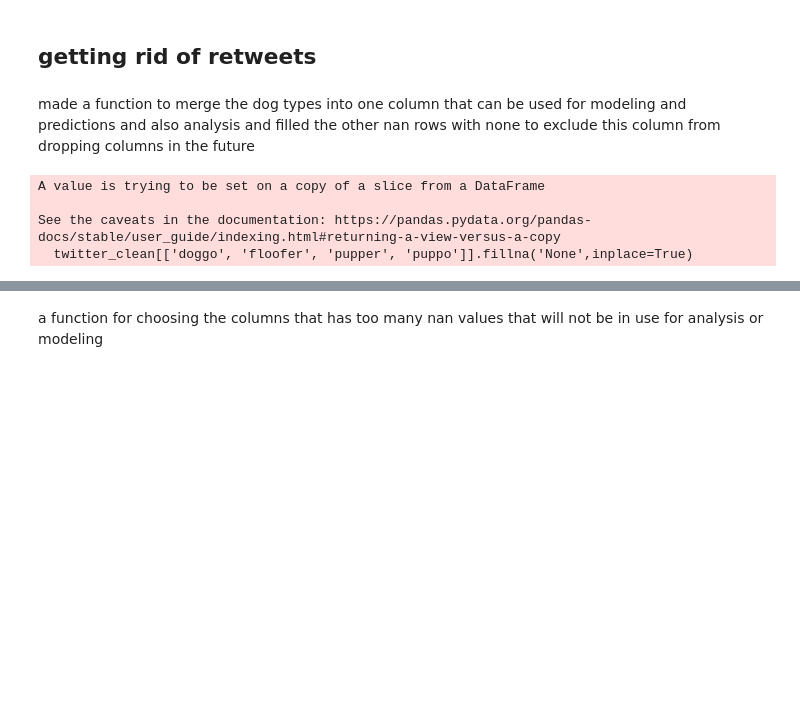
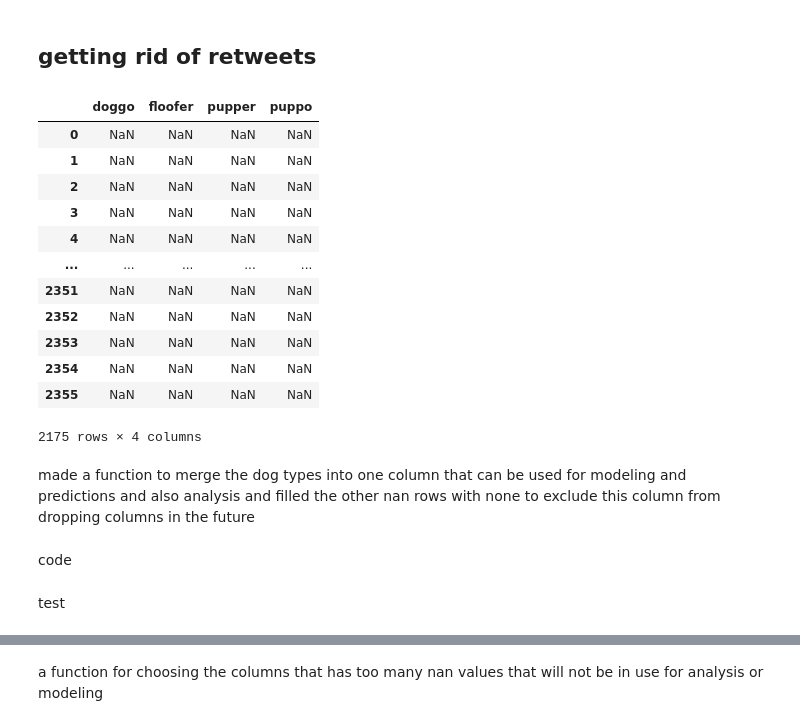
Before and after one commit to youssef124wael/DECI_project, a Jupyter notebook: wrangle_act.ipynb, the cells around one changed output, grey strips where cells are left out. Cells and saved outputs as stored; diff of their text form; code cells hidden in the pictures; blank space fills up the shorter version.

```diff
--- a/wrangle_act.ipynb
+++ b/wrangle_act.ipynb
@@ -238,6 +247,22 @@ twitter_clean = twitter.copy()
 # %%
 ## remove retweets by choosing tweets that has nan retweeted_status_id
 twitter_clean = twitter_clean[twitter_clean['retweeted_status_id'].isna()]
+# %%
+twitter_clean[['doggo','floofer','pupper','puppo']]
+# %% [output]
+|  | doggo | floofer | pupper | puppo |
+| 0 | NaN | NaN | NaN | NaN |
+| 1 | NaN | NaN | NaN | NaN |
+| 2 | NaN | NaN | NaN | NaN |
+| 3 | NaN | NaN | NaN | NaN |
+| 4 | NaN | NaN | NaN | NaN |
+| ... | ... | ... | ... | ... |
+| 2351 | NaN | NaN | NaN | NaN |
+| 2352 | NaN | NaN | NaN | NaN |
+| 2353 | NaN | NaN | NaN | NaN |
+| 2354 | NaN | NaN | NaN | NaN |
+| 2355 | NaN | NaN | NaN | NaN |
+2175 rows × 4 columns
 # %%
 ## a function to merge the dog types into one column
 def dog_type(row):
@@ -254,11 +277,13 @@ def dog_type(row):
 # %% [markdown]
 made a function to merge the dog types into one column that can be used for modeling and predictions and also analysis
 and filled the other nan rows with none to exclude this column from dropping columns in the future
+# %% [markdown]
+code
 # %%
-twitter_clean[['doggo', 'floofer', 'pupper', 'puppo']].fillna('None',inplace=True)
-twitter_clean['dog_type'] = twitter_clean.apply(dog_type, axis=1)
+twitter_clean['doggo'].fillna('not_available', inplace=True)
+twitter_clean['floofer'].fillna('not_available', inplace=True)
+twitter_clean['pupper'].fillna('not_available', inplace=True)
+twitter_clean['puppo'].fillna('not_available', inplace=True)
+twitter_clean['dog_type'] = twitter_clean[['doggo','floofer','pupper','puppo']].apply(dog_type, axis=1)
-# %% [output]
-A value is trying to be set on a copy of a slice from a DataFrame
-
-See the caveats in the documentation: https://pandas.pydata.org/pandas-docs/stable/user_guide/indexing.html#returning-a-view-versus-a-copy
-  twitter_clean[['doggo', 'floofer', 'pupper', 'puppo']].fillna('None',inplace=True)
+# %% [markdown]
+test
```
Also changed, not shown: parts of 59 cells of this notebook, 2 other files.
